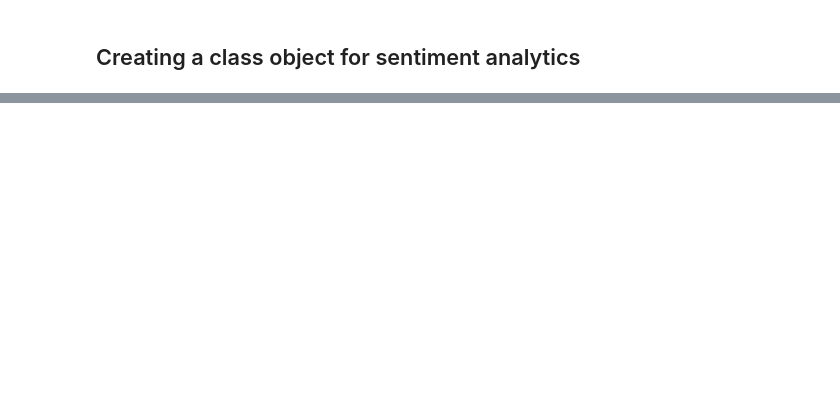
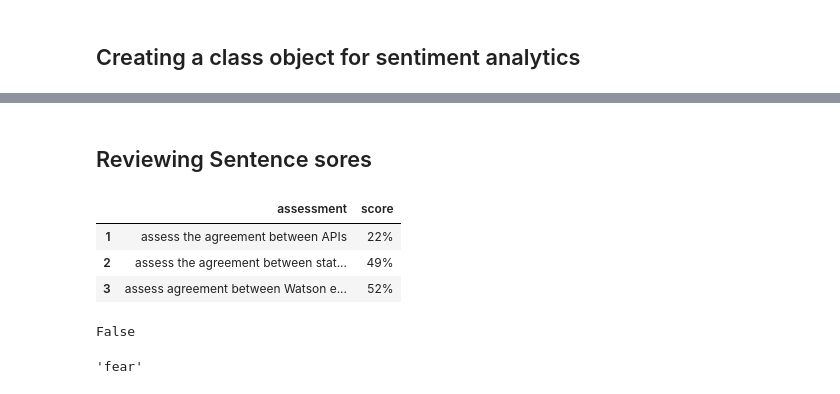
Before and after one commit to Fourthought/Hostile-Narrative-Analysis, a Jupyter notebook: Quantitative Analysis/get API Results.ipynb, the cells around one changed output, grey strips where cells are left out. Cells and saved outputs as stored; diff of their text form; code cells hidden in the pictures; blank space fills up the shorter version.

```diff
--- a/Quantitative Analysis/get API Results.ipynb
+++ b/Quantitative Analysis/get API Results.ipynb
@@ -893,0 +857,57 @@ fig.savefig(fname = "sentiment_plots")
+# %% [markdown]
+## Reviewing Sentence sores
+# %%
+import pandas as pd
+
+agreement = {1 : {"assessment" : "assess the agreement between APIs", "score" : 0},
+             2: {"assessment" : "assess the agreement between state-of-the-art APIs", "score" : 0},
+             3 : {"assessment" : "assess agreement between Watson emotion and sentiment", "score" : 0}
+            }
+
+for orator in sentiment_analytics.values():
+
+    for text in orator:
+
+        for sentence in text["sentences"]:
+            scores = sentence["scores"]
+
+            # assessment 1: agreement between each
+            if all([i > 0 for i in scores.values()]) or all([i < 0 for i in scores.values()]):
+                agreement[1]["score"] +=1
+
+            # assessment 2: agreement between each state of the art
+            sota = ["watson", "google"]
+            if all([i > 0 for k, i in scores.items() if k in sota]) or all([i < 0 for k, i in scores.items() if k in sota]):
+                agreement[2]["score"] +=1
+
+            # sadness, joy, fear, disgust, anger
+            api = "watson"
+            pos_emotion = ["joy"]
+            neg_emotion = ["sadness", "fear", "disgust", "anger"]
+            watson_score = sentence["scores"]["watson"]
+            emotions = sentence["emotion"]
+            if all([watson_score > 0, max(emotions, key=emotions.get) in pos_emotion]) or all([watson_score < 0, max(emotions, key=emotions.get) in neg_emotion]):
+                agreement[3]["score"] +=1
+
+df = pd.DataFrame(agreement)
+for i, v in enumerate(df.values[1]):
+    df.values[1][i] = f'{round(v*100/len(sentiment_analytics))}%'
+df.T
+# %% [output]
+|  | assessment | score |
+| 1 | assess the agreement between APIs | 22% |
+| 2 | assess the agreement between stat... | 49% |
+| 3 | assess agreement between Watson e... | 52% |
+# %%
+d = {"textblob" : +1, "watson" : +1, "google" : -1}
+all([i > 0 for k, i in d.items() if k in ["watson", "google"]])
+# %% [output]
+False
+# %%
+orator = "bush"
+text = 4
+
+emotion = sentiment_analytics[orator][text]["sentences"][32]["emotion"]
+max(emotion, key=emotion.get)
+# %% [output]
+'fear'
```
Also changed, not shown: parts of 27 cells of this notebook, 6 other files.
